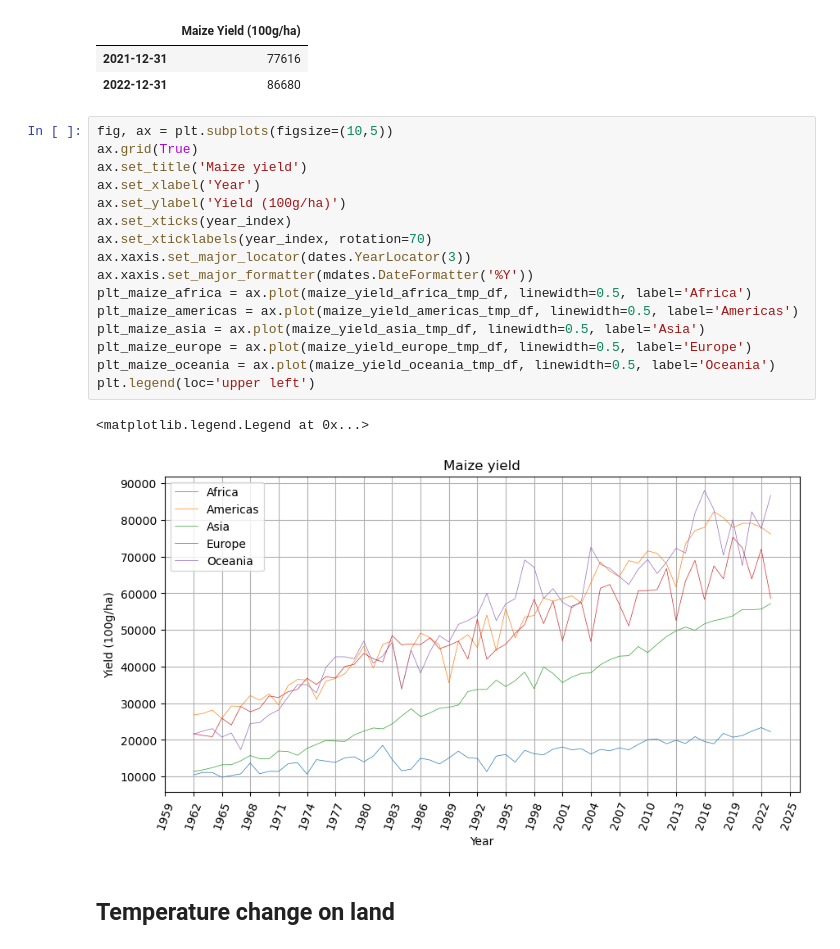
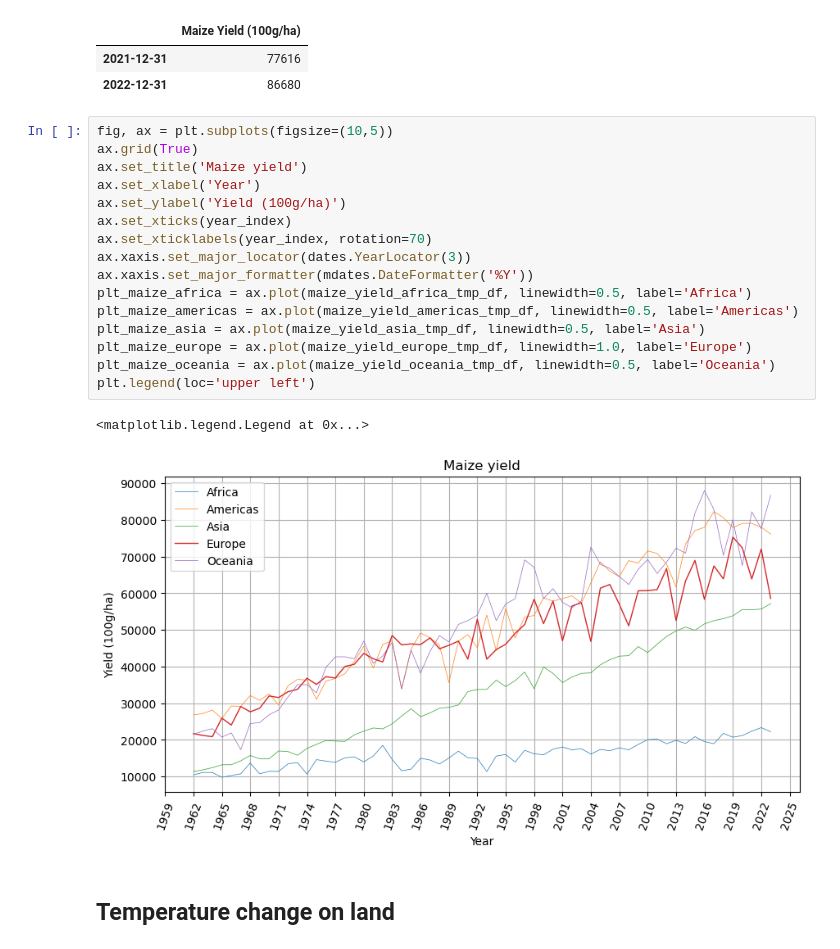
Before and after one commit to luigiselmi/climate, a Jupyter notebook: iia/fao/faostat_world_regions.ipynb, the cells around one changed output. Drawn from its saved outputs; the diff is of its cells as text.

Commit message:
maize yield 5 continents

```diff
--- a/iia/fao/faostat_world_regions.ipynb
+++ b/iia/fao/faostat_world_regions.ipynb
@@ -117,22 +117,22 @@ maize_yield_oceania_tmp_df.tail(2)
 # %%
 fig, ax = plt.subplots(figsize=(10,5))
 ax.grid(True)
 ax.set_title('Maize yield')
 ax.set_xlabel('Year')
 ax.set_ylabel('Yield (100g/ha)')
 ax.set_xticks(year_index)
 ax.set_xticklabels(year_index, rotation=70)
 ax.xaxis.set_major_locator(dates.YearLocator(3))
 ax.xaxis.set_major_formatter(mdates.DateFormatter('%Y'))
 plt_maize_africa = ax.plot(maize_yield_africa_tmp_df, linewidth=0.5, label='Africa')
 plt_maize_americas = ax.plot(maize_yield_americas_tmp_df, linewidth=0.5, label='Americas')
 plt_maize_asia = ax.plot(maize_yield_asia_tmp_df, linewidth=0.5, label='Asia')
-plt_maize_europe = ax.plot(maize_yield_europe_tmp_df, linewidth=0.5, label='Europe')
+plt_maize_europe = ax.plot(maize_yield_europe_tmp_df, linewidth=1.0, label='Europe')
 plt_maize_oceania = ax.plot(maize_yield_oceania_tmp_df, linewidth=0.5, label='Oceania')
 plt.legend(loc='upper left')
 # %% [output]
 <matplotlib.legend.Legend at 0x...>
-[figure, old version]
+[figure, new version]
 # %% [markdown]
 ## Temperature change on land
 # %%
```
